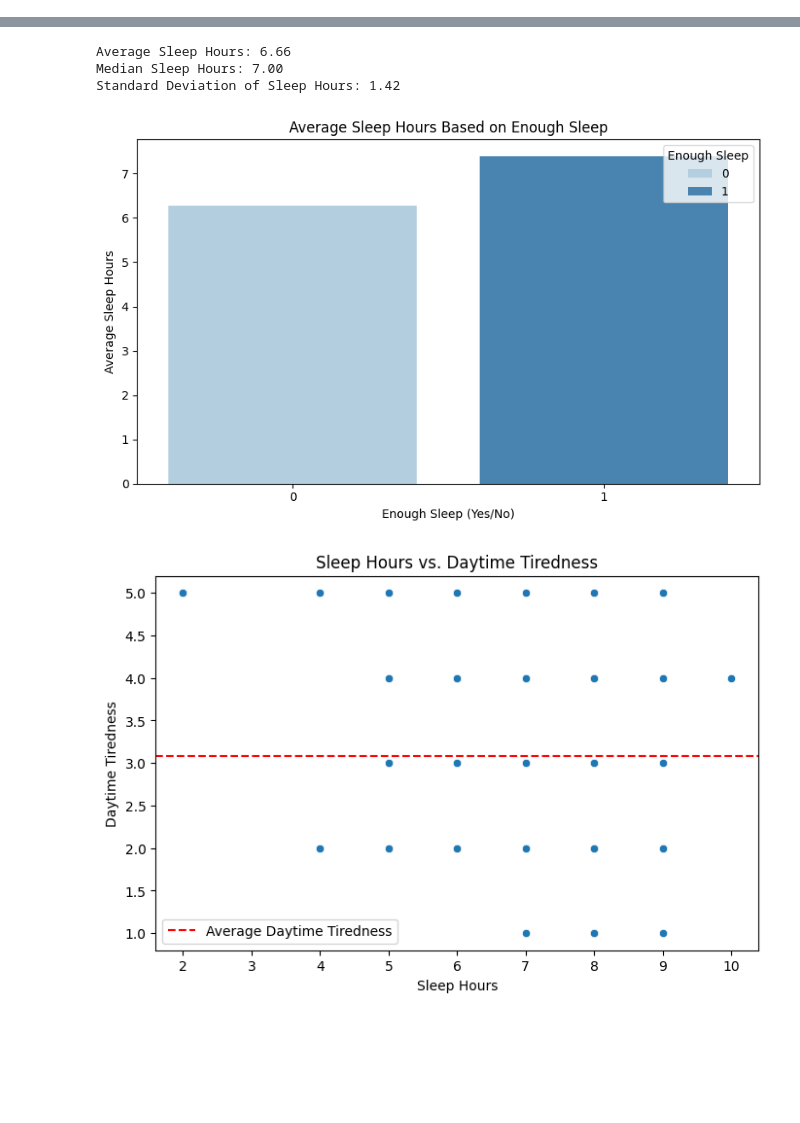
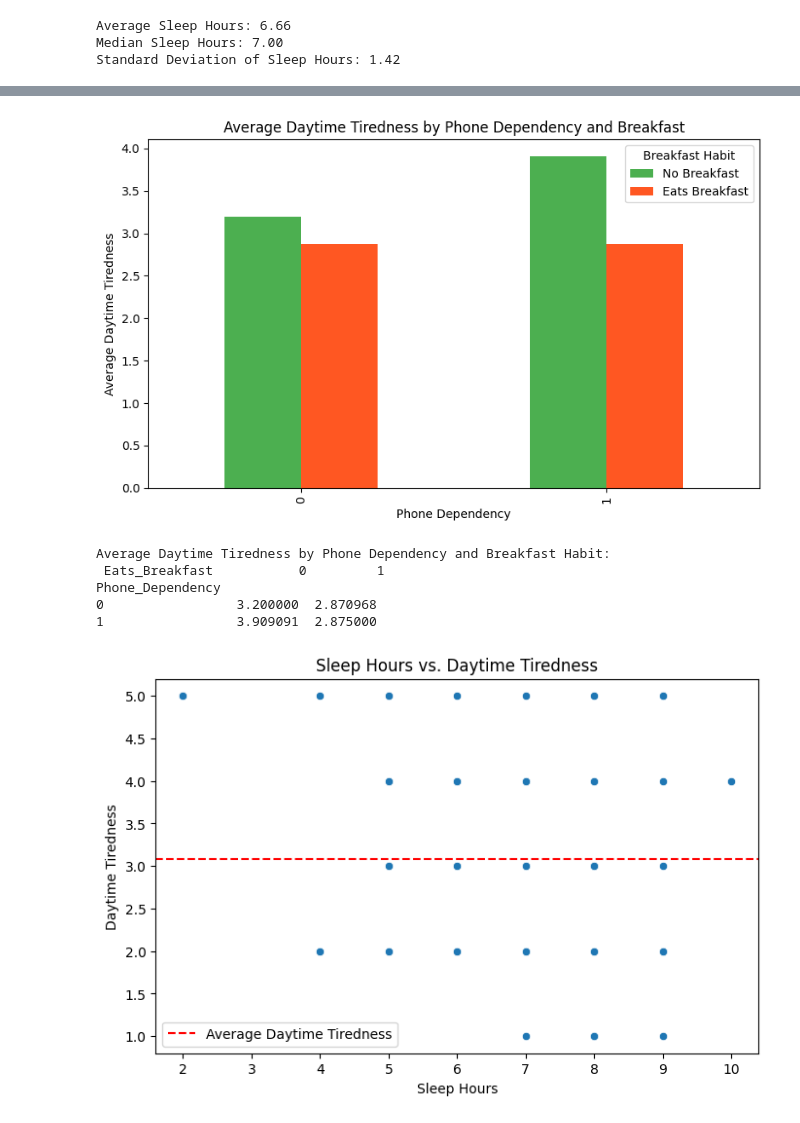
Before and after one commit to DANUSHMATHI2002/7PAM2000-0901-Applied_Data_Science, a Jupyter notebook: ASS1.ipynb, the cells around one changed output, grey strips where cells are left out. Cells and saved outputs as stored; diff of their text form; code cells hidden in the pictures; blank space fills up the shorter version.

```diff
--- a/ASS1.ipynb
+++ b/ASS1.ipynb
@@ -66,6 +66,19 @@ df.head(5)
 | 2 | 1 | 6.0 | 1 | 1 | 2 | 1 | ... |
 | 3 | 0 | 7.0 | 1 | 1 | 4 | 0 | ... |
 | 4 | 0 | 7.0 | 1 | 1 | 2 | 1 | ... |
+# %%
+# Statistical Insights
+mean_sleep = df['Sleep_Hours'].mean()
+median_sleep = df['Sleep_Hours'].median()
+std_dev_sleep = df['Sleep_Hours'].std()
+
+print(f"\nAverage Sleep Hours: {mean_sleep:.2f}")
+print(f"Median Sleep Hours: {median_sleep:.2f}")
+print(f"Standard Deviation of Sleep Hours: {std_dev_sleep:.2f}")
+# %% [output]
+Average Sleep Hours: 6.66
+Median Sleep Hours: 7.00
+Standard Deviation of Sleep Hours: 1.42
 # %%
 print("Descriptive Statistics")
 summary_stats=df.describe()
@@ -97,46 +110,31 @@ Correlation Matrix
 | Sleep_Deficit | -0.412579 | -0.975697 | 0.036651 | -0.167984 | 0.231204 | -0.249019 | ... |
 | Phone_Dependency | 0.045778 | 0.000973 | -0.794035 | -0.581174 | 0.052222 | 0.237810 | ... |
 | Sleep_Quality | -0.649786 | -0.331357 | 0.223953 | 0.148132 | 0.604680 | -0.177729 | ... |
-# %%
-# Statistical Insights
-mean_sleep = df['Sleep_Hours'].mean()
-median_sleep = df['Sleep_Hours'].median()
-std_dev_sleep = df['Sleep_Hours'].std()
-
-print(f"\nAverage Sleep Hours: {mean_sleep:.2f}")
-print(f"Median Sleep Hours: {median_sleep:.2f}")
-print(f"Standard Deviation of Sleep Hours: {std_dev_sleep:.2f}")
-# %% [output]
-Average Sleep Hours: 6.66
-Median Sleep Hours: 7.00
-Standard Deviation of Sleep Hours: 1.42
-# %%
-# Categorical Graph: Bar Chart
-
-def plot_average_sleep_hours(df):
-    """Create a bar chart showing average Sleep Hours based on Enough Sleep."""
-
-    # Grouping by 'Enough_Sleep' and calculating mean 'Sleep_Hours'
-    average_sleep = df.groupby('Enough_Sleep')['Sleep_Hours'].mean().reset_index()
-
-    plt.figure(figsize=(8, 5))
-
-    # Using 'Enough_Sleep' as hue for color differentiation
-    sns.barplot(x='Enough_Sleep', y='Sleep_Hours', data=average_sleep, hue='Enough_Sleep', palette='Blues', dodge=False)
-
-    plt.title('Average Sleep Hours Based on Enough Sleep')
-    plt.xlabel('Enough Sleep (Yes/No)')
-    plt.ylabel('Average Sleep Hours')
-
-    plt.legend(title='Enough Sleep', loc='upper right')
-
-    plt.tight_layout()  # Improve layout
-    plt.show()
-
-# Example of using the function
-plot_average_sleep_hours(df)
-# %% [output]
-[figure, removed]
+# %%
+# Bar Chart: Average Daytime Tiredness by Phone Dependency and Eats Breakfast
+def plot_bar_chart_tiredness_phone():
+    """
+    Creates a bar chart of average Daytime Tiredness based on Phone Dependency and Eats Breakfast.
+    """
+    plt.figure(figsize=(8, 5))
+    avg_tiredness = df.groupby(['Phone_Dependency','Eats_Breakfast'])['Daytime_Tiredness'].mean().unstack()
+    avg_tiredness.plot(kind='bar', color=['#4CAF50', '#FF5722'], ax=plt.gca())
+    plt.title('Average Daytime Tiredness by Phone Dependency and Breakfast')
+    plt.xlabel('Phone Dependency')
+    plt.ylabel('Average Daytime Tiredness')
+    plt.legend(['No Breakfast','Eats Breakfast'], title="Breakfast Habit")
+    plt.tight_layout()
+    plt.show()
+    # Display average values for additional interpretation
+    print("Average Daytime Tiredness by Phone Dependency and Breakfast Habit:\n", avg_tiredness)
+plot_bar_chart_tiredness_phone()
+# %% [output]
+[figure, added]
+Average Daytime Tiredness by Phone Dependency and Breakfast Habit:
+ Eats_Breakfast           0         1
+Phone_Dependency
+0                 3.200000  2.870968
+1                 3.909091  2.875000
 # %%
 # Relational Graph: Scatter Plot
 def plot_sleep_hours_vs_daytime_tiredness(df):
```
Also changed, not shown: parts of 4 cells of this notebook.
